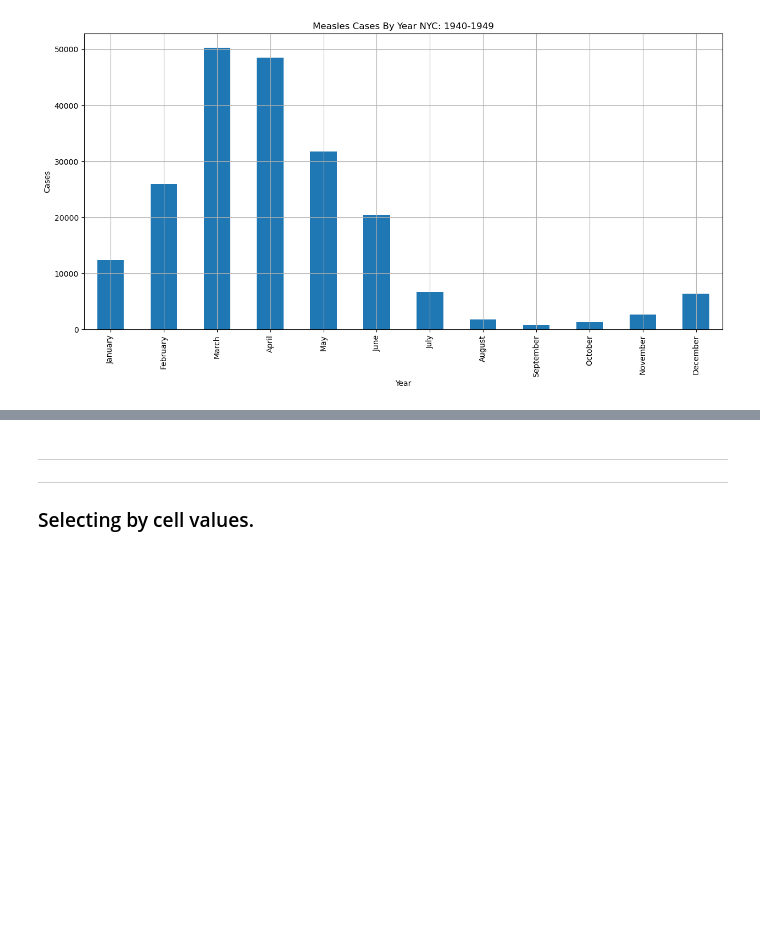
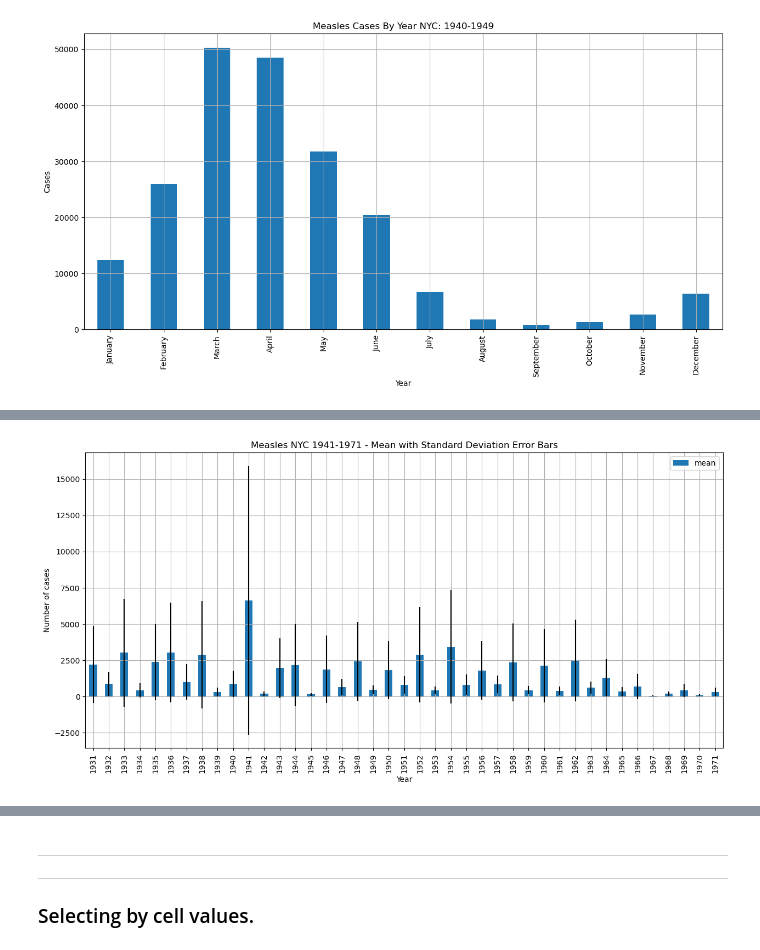
Before and after one commit to TeacherTalley/SummerSTEMUCA, a Jupyter notebook: Lecture 2 - Graphing Data.ipynb, the cells around one changed output, grey strips where cells are left out. Cells and saved outputs as stored; diff of their text form; code cells hidden in the pictures; blank space fills up the shorter version.

Commit message:
Adding error bars and regression
Adding error bars and regression

```diff
--- a/Lecture 2 - Graphing Data.ipynb
+++ b/Lecture 2 - Graphing Data.ipynb
@@ -872,0 +962,8 @@ ax = measles_40s.sum().plot(kind=graphtype,
+# %%
+measles_summary = pd.DataFrame({'mean': measles.mean(axis='columns'),
+                                'std': measles.std(axis='columns'),
+                                'median': measles.median(axis='columns'),
+                                'min': measles.min(axis='columns'),
+                                'max': measles.max(axis='columns')
+                               })
+measles_summary
@@ -872,0 +989,20 @@ ax = measles_40s.sum().plot(kind=graphtype,
+# %%
+graphtype='bar'
+graphtitle = f'Measles NYC 1941-1971 - Mean with Standard Deviation Error Bars'
+
+figsize = (15, 7)
+
+xlabel = 'Year'
+ylabel = 'Number of cases'
+
+ax = measles_summary.plot(kind=graphtype,
+                          title=graphtitle,
+                          grid=True,
+                          xlabel=xlabel,
+                          ylabel=ylabel,
+                          y='mean',
+                          yerr='std',
+                          figsize=figsize
+                         )
+# %% [output]
+[figure, added]
```
Also changed, not shown: parts of 31 cells of this notebook.
